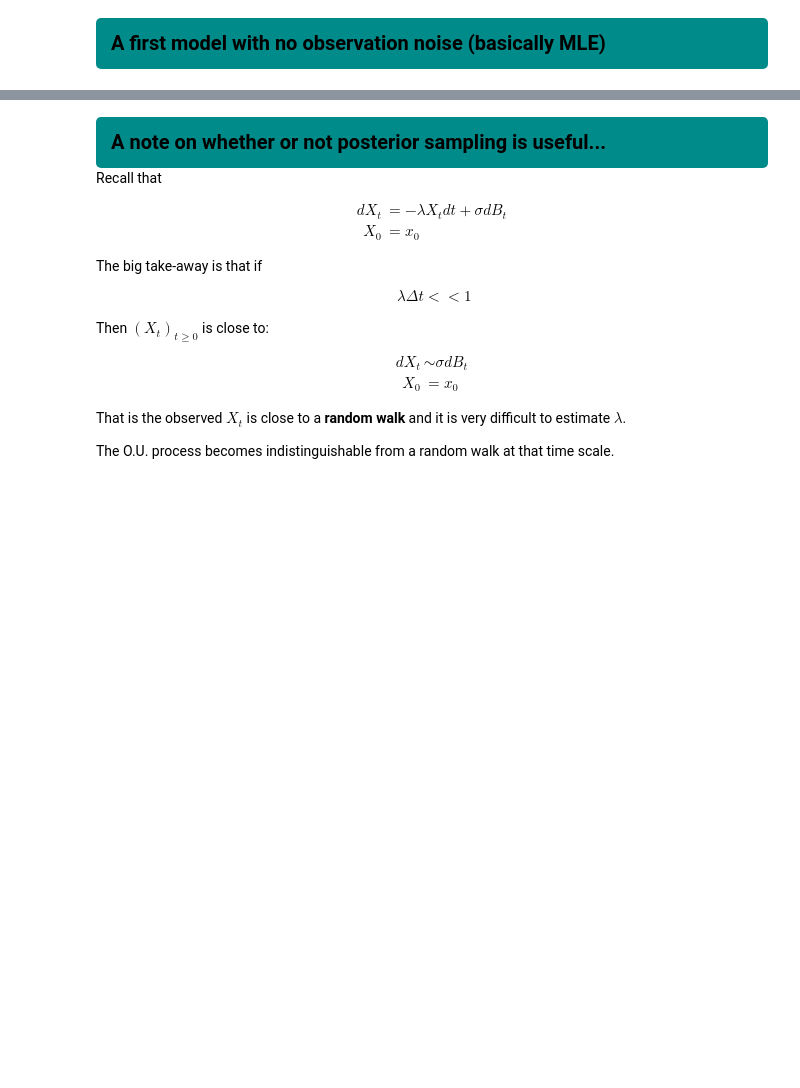
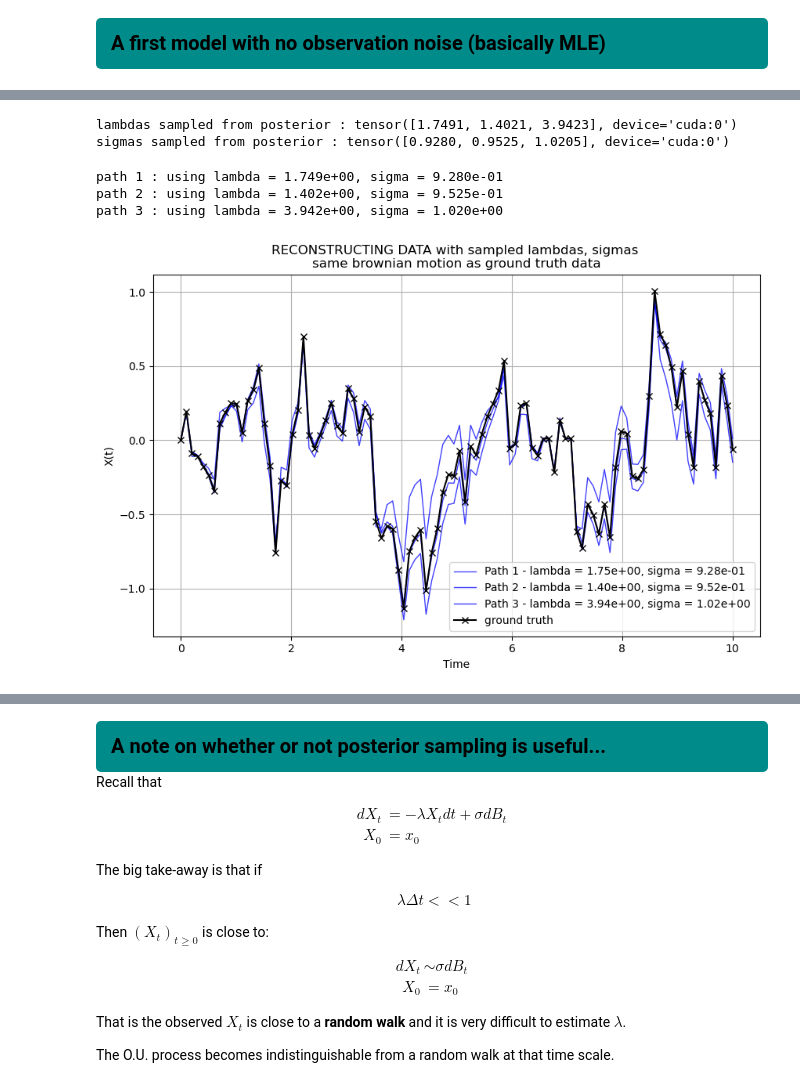
Before and after one commit to BenjaminDeporte/Stochastic_modeling, a Jupyter notebook: TOY_Pyro_Learning_OU.ipynb, the cells around one changed output, grey strips where cells are left out. Saved outputs shown, nothing was run; the diff lists cells and outputs as text; code cells hidden in the pictures; blank space fills up the shorter version.

```diff
--- a/TOY_Pyro_Learning_OU.ipynb
+++ b/TOY_Pyro_Learning_OU.ipynb
@@ -417,0 +430,50 @@ sigma :
+# %%
+N_SAMPLES = 3  # number of paths we want to reconstruct
+
+ids = np.random.choice(int(N_MCMC_SAMPLES*N_CHAINS), N_SAMPLES)
+lambdas_for_reco = lambda_samples[ids]
+sigmas_for_reco = sigma_samples[ids]
+
+print(f'lambdas sampled from posterior : {lambdas_for_reco}')
+print(f'sigmas sampled from posterior : {sigmas_for_reco}')
+# %% [output]
+lambdas sampled from posterior : tensor([1.7491, 1.4021, 3.9423], device='cuda:0')
+sigmas sampled from posterior : tensor([0.9280, 0.9525, 1.0205], device='cuda:0')
+# %%
+ys_reco = torch.full((N_POINTS, N_SAMPLES), fill_value=y_start)
+
+for i, (lambda_for_reco, sigma_for_reco) in enumerate(zip(lambdas_for_reco, sigmas_for_reco)):
+    # looping
+    print(f'path {i+1} : using lambda = {lambda_for_reco:.3e}, sigma = {sigma_for_reco:.3e}')
+    # compute parameter for the EM simulation given the sampled lambda and sigma from posterior
+    a = torch.exp(-lambda_for_reco*torch.tensor(dt))
+    sigma_sim = sigma_for_reco * torch.sqrt(1/(2*lambda_for_reco)*(1-a**2))
+    # compute path from posterior samples, with brownian motion from the data
+    for j in range(1,N_POINTS):
+        ys_reco[j,i] = a * ys_reco[j-1,i] + sigma_sim * bm[j-1,:]
+
+ys_reco = ys_reco.unsqueeze(-1)
+# %% [output]
+path 1 : using lambda = 1.749e+00, sigma = 9.280e-01
+path 2 : using lambda = 1.402e+00, sigma = 9.525e-01
+path 3 : using lambda = 3.942e+00, sigma = 1.020e+00
+# %%
+fig, ax = plt.subplots(figsize=(10,6))
+n_points = ts.size()[0]
+n_paths = ys.size()[1]
+
+for i, y in enumerate(ys_reco.permute(1,0,2)):  # iterate over paths
+    l = lambdas_for_reco[i]
+    s = sigmas_for_reco[i]
+    ax.plot(ts.detach().cpu().numpy(), y.detach().cpu().numpy(), color='blue', lw=1, alpha=0.75, label=f'Path {i+1} - lambda = {l:.2e}, sigma = {s:.2e}' if i<10 else None)  # plot each path
+
+ax.plot(ts.cpu().numpy(), ys.squeeze().cpu().numpy(), color='black', alpha=1.0, label='ground truth', marker='x')
+
+title = f"RECONSTRUCTING DATA with sampled lambdas, sigmas \nsame brownian motion as ground truth data"
+ax.set_title(title)
+ax.set_xlabel("Time")
+ax.set_ylabel("X(t)")
+ax.legend()
+ax.grid()
+# %% [output]
+[figure, added]
```
Also changed, not shown: parts of 16 cells of this notebook.
